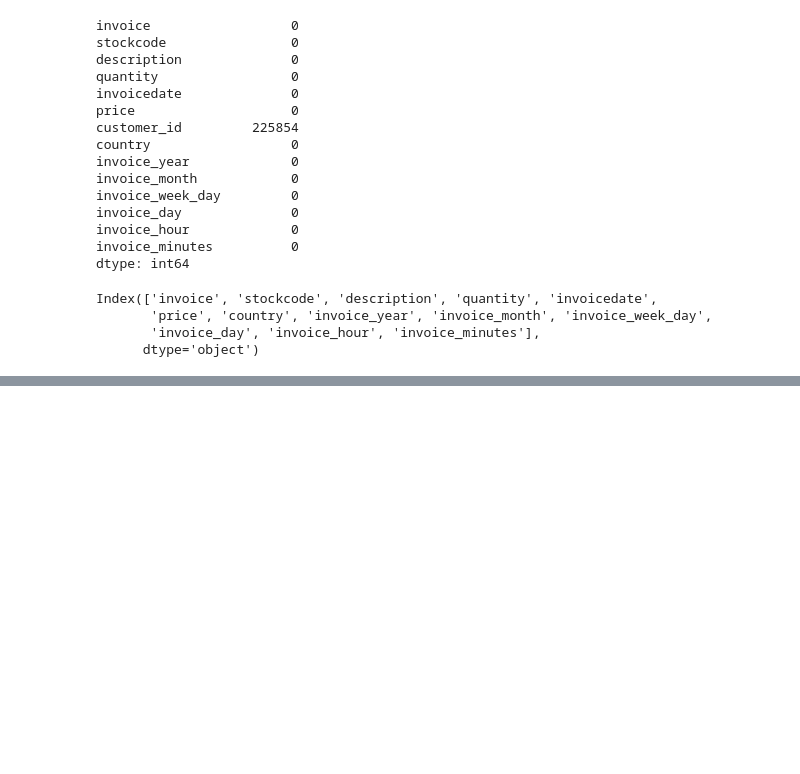
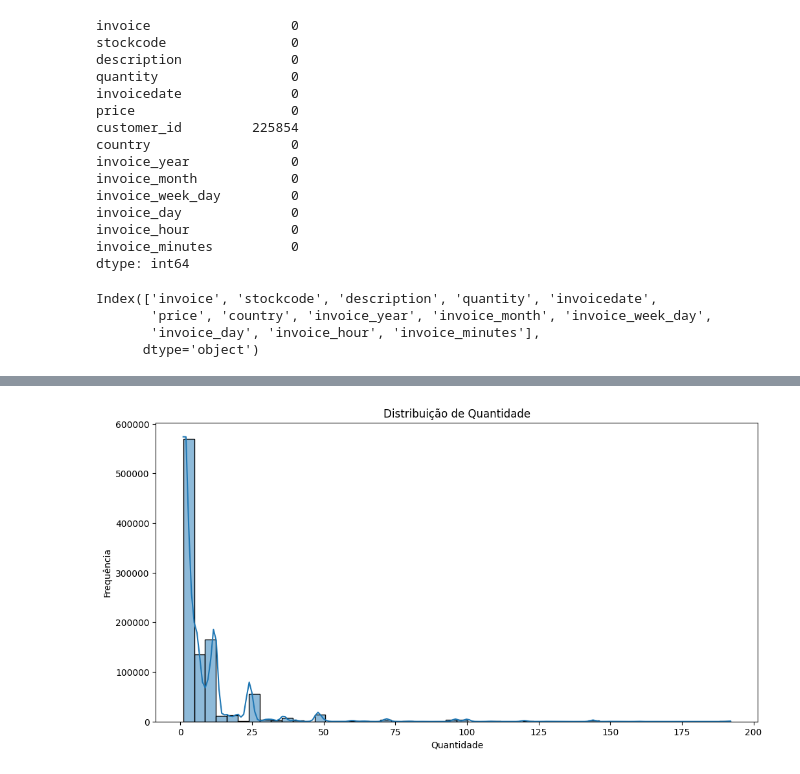
Before and after one commit to HugoSantos14/retail-e-commerce-data, a Jupyter notebook: notebooks/retail_eda.ipynb, the cells around one changed output, grey strips where cells are left out. Drawn from its saved outputs; the diff is of its cells as text; code cells hidden in the pictures; blank space fills up the shorter version.

```diff
--- a/notebooks/retail_eda.ipynb
+++ b/notebooks/retail_eda.ipynb
@@ -141,0 +188,9 @@ Index(['invoice', 'stockcode', 'description', 'quantity', 'invoicedate',
+# %%
+plt.figure(figsize=(12, 6))
+sns.histplot(df["quantity"], bins=50, kde=True)
+plt.title("Distribuição de Quantidade")
+plt.xlabel("Quantidade")
+plt.ylabel("Frequência")
+plt.show()
+# %% [output]
+[figure, added]
```
Also changed, not shown: parts of 8 cells of this notebook.
